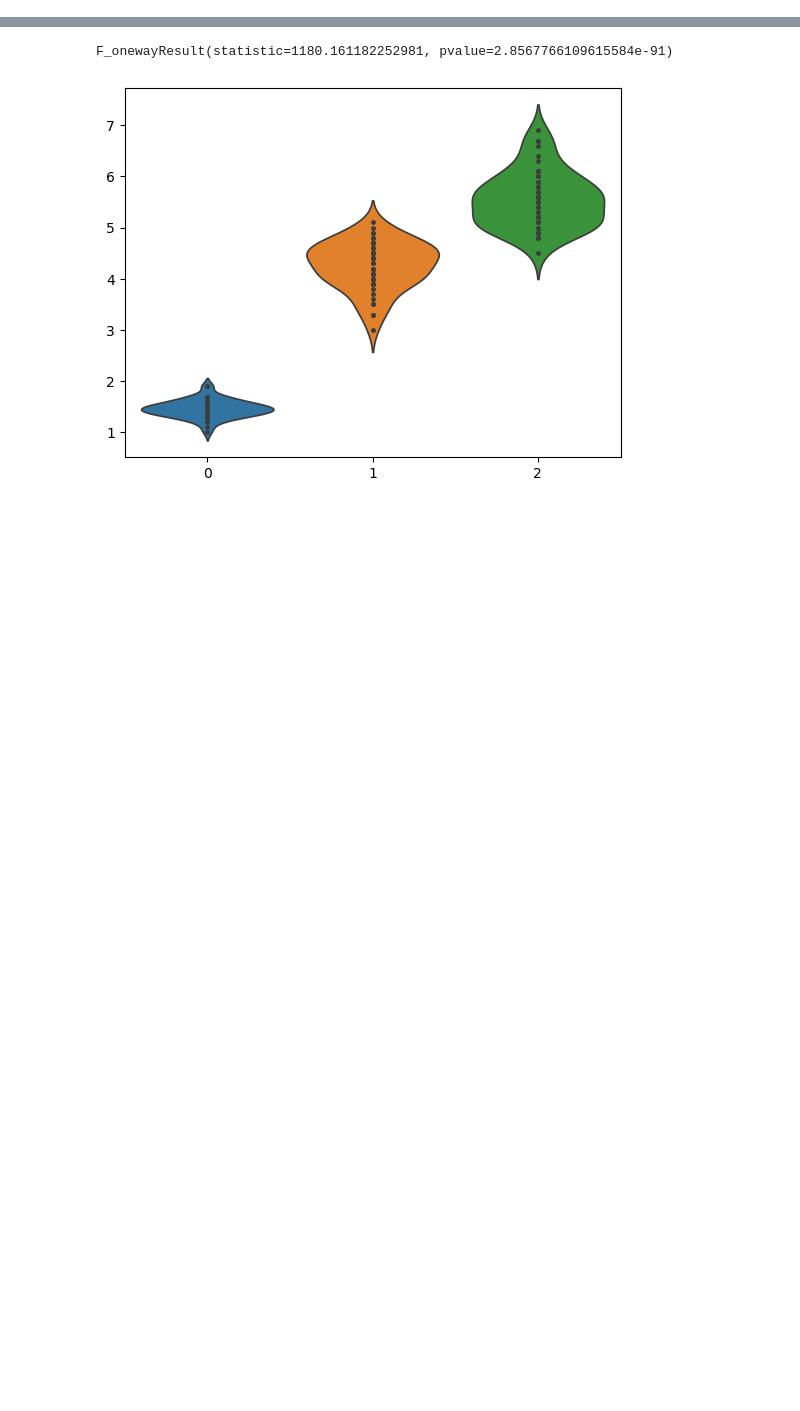
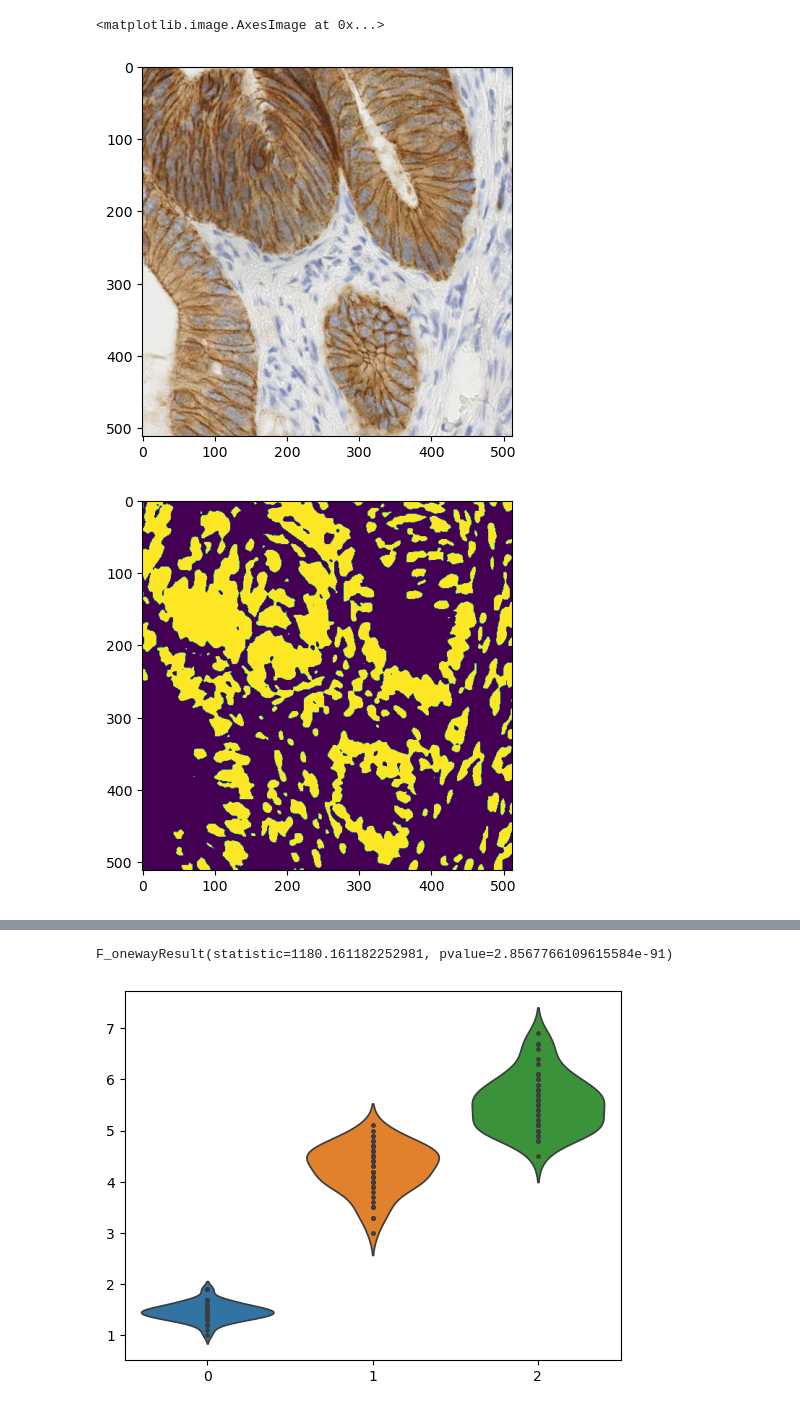
Before and after one commit to TheDeanLab/Intro-to-Python, a Jupyter notebook: activities/activity_python-scientific-computing.ipynb, the cells around one changed output, grey strips where cells are left out. Drawn from its saved outputs; the diff is of its cells as text; code cells hidden in the pictures; blank space fills up the shorter version.

```diff
--- a/activities/activity_python-scientific-computing.ipynb
+++ b/activities/activity_python-scientific-computing.ipynb
@@ -3 +14,28 @@
+# %%
+im_path = "../datasets/images/ihc.png"
+
+import matplotlib.pyplot as plt
+from skimage.io import imread
+from skimage.color import rgb2hed
+from skimage.filters import gaussian, threshold_otsu
+
+# load the image using the appropriate function. call it "im"
+im = ...
+plt.imshow(im)
+
+# perform RGB to Haematoxylin-Eosin-DAB (HED) color unmixing
+
+# take only the nuclei channel and store it in a variable "nuclei"
+
+# blur the nuclei
+
+# apply an otsu threshold to create a binary mask. call the binary image "nuclei_mask"
+nuclei_mask = ...
+
+plt.figure()
+plt.imshow(nuclei_mask)
+# %% [output]
+<matplotlib.image.AxesImage at 0x...>
+[figure, added]
+[figure, added]
 # %% [markdown]
```
Also changed, not shown: parts of 23 cells of this notebook, 2 other files.
